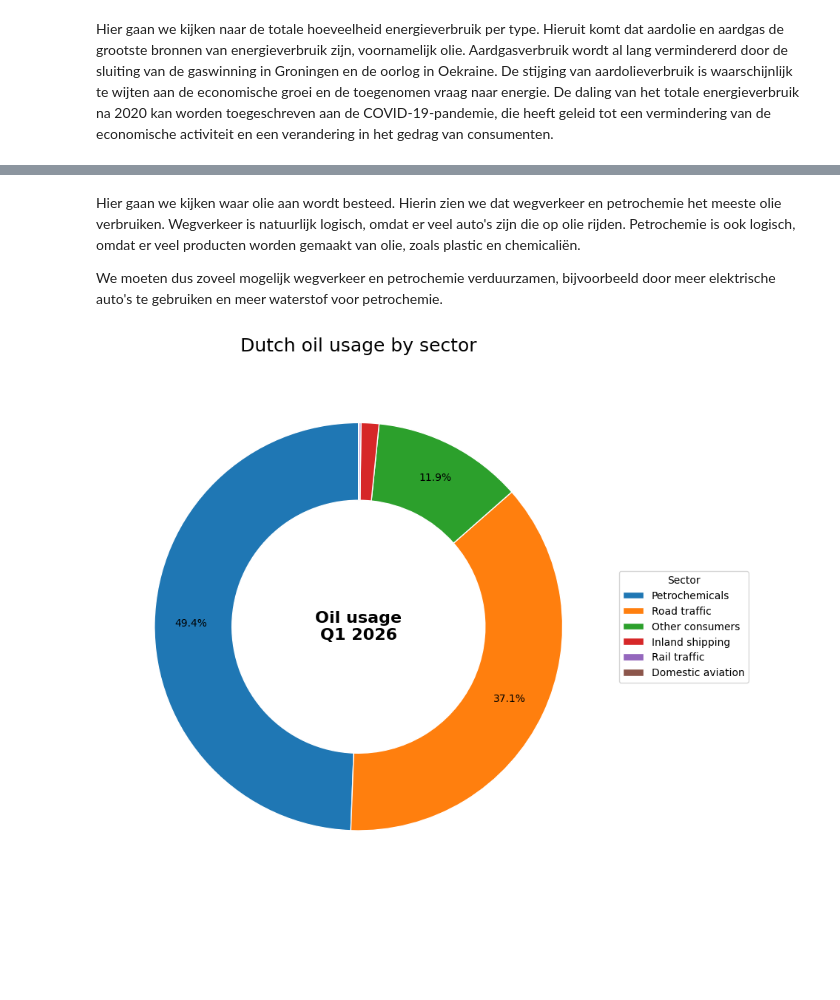
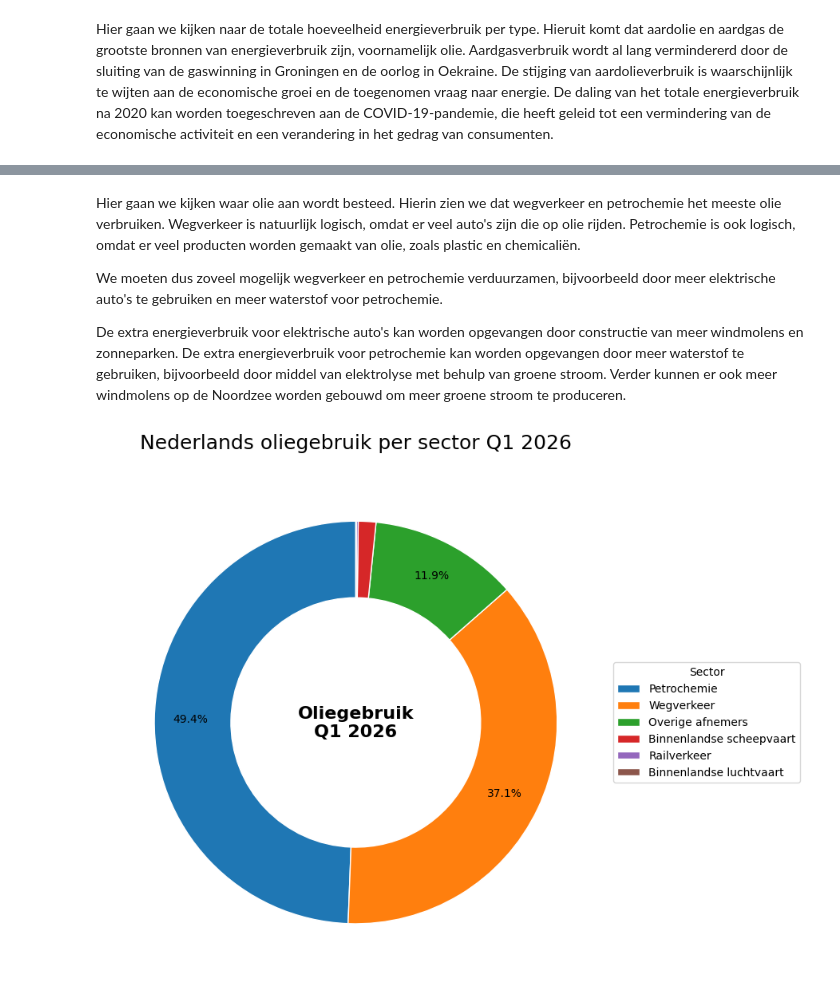
Before and after one commit to Jamie1111/aint-no-party-like-a-data-party, a Jupyter notebook: assignment_template_it1.ipynb, the cells around one changed output, grey strips where cells are left out. Cells and saved outputs as stored; diff of their text form; code cells hidden in the pictures; blank space fills up the shorter version.

Commit message:
nederlands

```diff
--- a/assignment_template_it1.ipynb
+++ b/assignment_template_it1.ipynb
@@ -210,19 +196,20 @@ plt.show()
 Hier gaan we kijken waar olie aan wordt besteed. Hierin zien we dat wegverkeer en petrochemie het meeste olie verbruiken. Wegverkeer is natuurlijk logisch, omdat er veel auto's zijn die op olie rijden. Petrochemie is ook logisch, omdat er veel producten worden gemaakt van olie, zoals plastic en chemicaliën.
 
 We moeten dus zoveel mogelijk wegverkeer en petrochemie verduurzamen, bijvoorbeeld door meer elektrische auto's te gebruiken en meer waterstof voor petrochemie.
+
+De extra energieverbruik voor elektrische auto's kan worden opgevangen door constructie van meer windmolens en zonneparken. De extra energieverbruik voor petrochemie kan worden opgevangen door meer waterstof te gebruiken, bijvoorbeeld door middel van elektrolyse met behulp van groene stroom. Verder kunnen er ook meer windmolens op de Noordzee worden gebouwd om meer groene stroom te produceren.
 # %%
-import matplotlib.pyplot as plt
-
-# Oil usage by sector (Q1 2026)
+# Zet labels van CBS data handmatig op
 labels = [
-    "Petrochemicals",
-    "Road traffic",
-    "Other consumers",
-    "Inland shipping",
-    "Rail traffic",
-    "Domestic aviation"
+    "Petrochemie",
+    "Wegverkeer",
+    "Overige afnemers",
+    "Binnenlandse scheepvaart",
+    "Railverkeer",
+    "Binnenlandse luchtvaart"
 ]
 
+# Vul waardes van CBS data handmatig in
 values = [
     2466,      # Niet-energetisch gebruik
     1851.55,   # Wegverkeer
@@ -232,46 +219,46 @@ values = [
     2.18       # Binnenlandse luchtvaart
 ]
 
-# Create figure
+# Maak figure en axis aan
 fig, ax = plt.subplots(figsize=(9,9))
 
-# Donut chart
+# Zet donut chart op
 wedges, texts, autotexts = ax.pie(
     values,
     labels=None,                 # cleaner look
     autopct=lambda p: f'{p:.1f}%' if p > 2 else '',
     startangle=90,
     pctdistance=0.82,
     wedgeprops=dict(width=0.38, edgecolor='white')
 )
 
-# Center circle text
+# Middel text
 ax.text(
     0, 0,
-    "Oil usage\nQ1 2026",
+    "Oliegebruik\nQ1 2026",
     ha='center',
     va='center',
     fontsize=16,
     fontweight='bold'
 )
 
-# Legend on side
+# Legenda
 ax.legend(
     wedges,
     labels,
     title="Sector",
     loc="center left",
     bbox_to_anchor=(1, 0.5)
 )
 
-# Clean title
+# Titel
 ax.set_title(
-    "Dutch oil usage by sector",
+    "Nederlands oliegebruik per sector Q1 2026",
     fontsize=18,
     pad=20
 )
 
 plt.tight_layout()
 plt.show()
 # %% [output]
-[figure, old version]
+[figure, new version]
```
Also changed, not shown: parts of 2 cells of this notebook.
